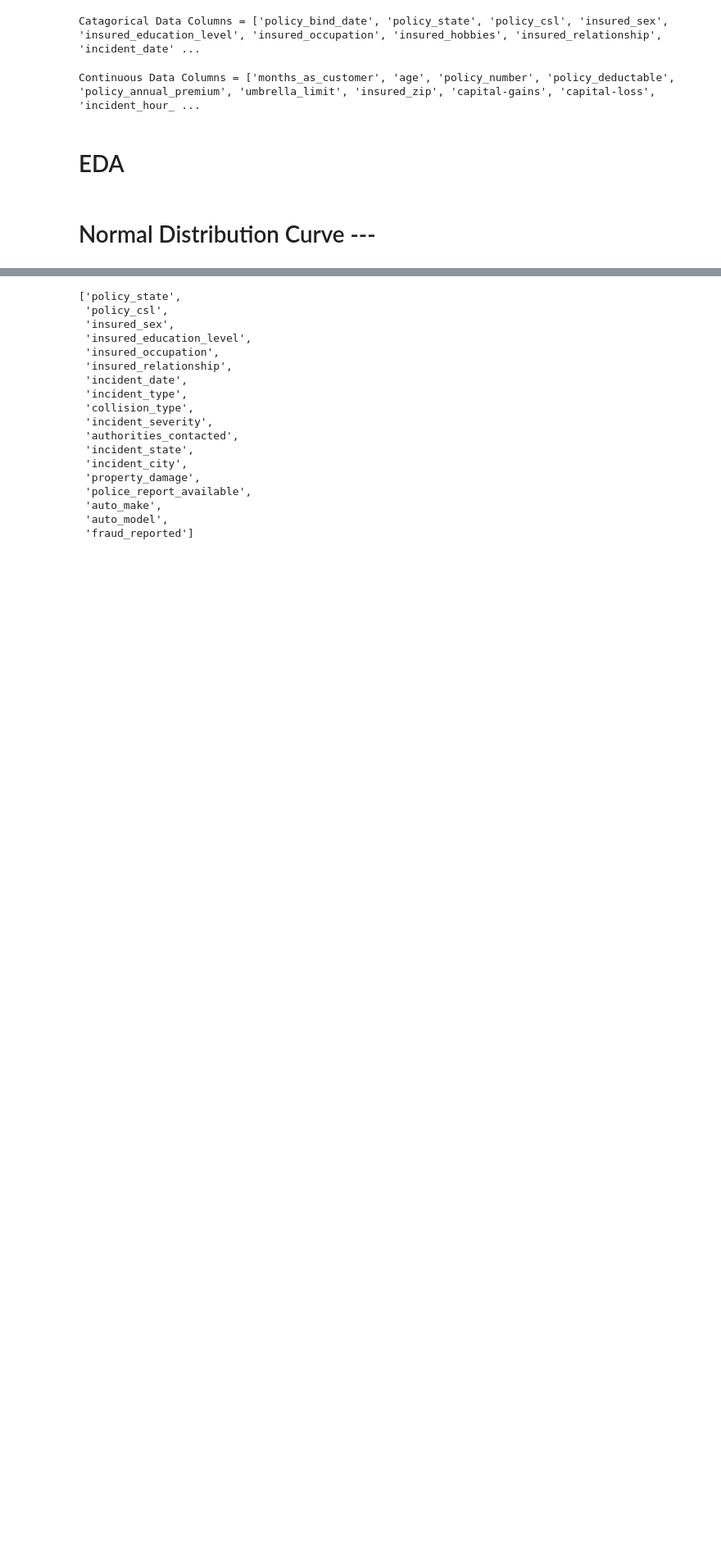
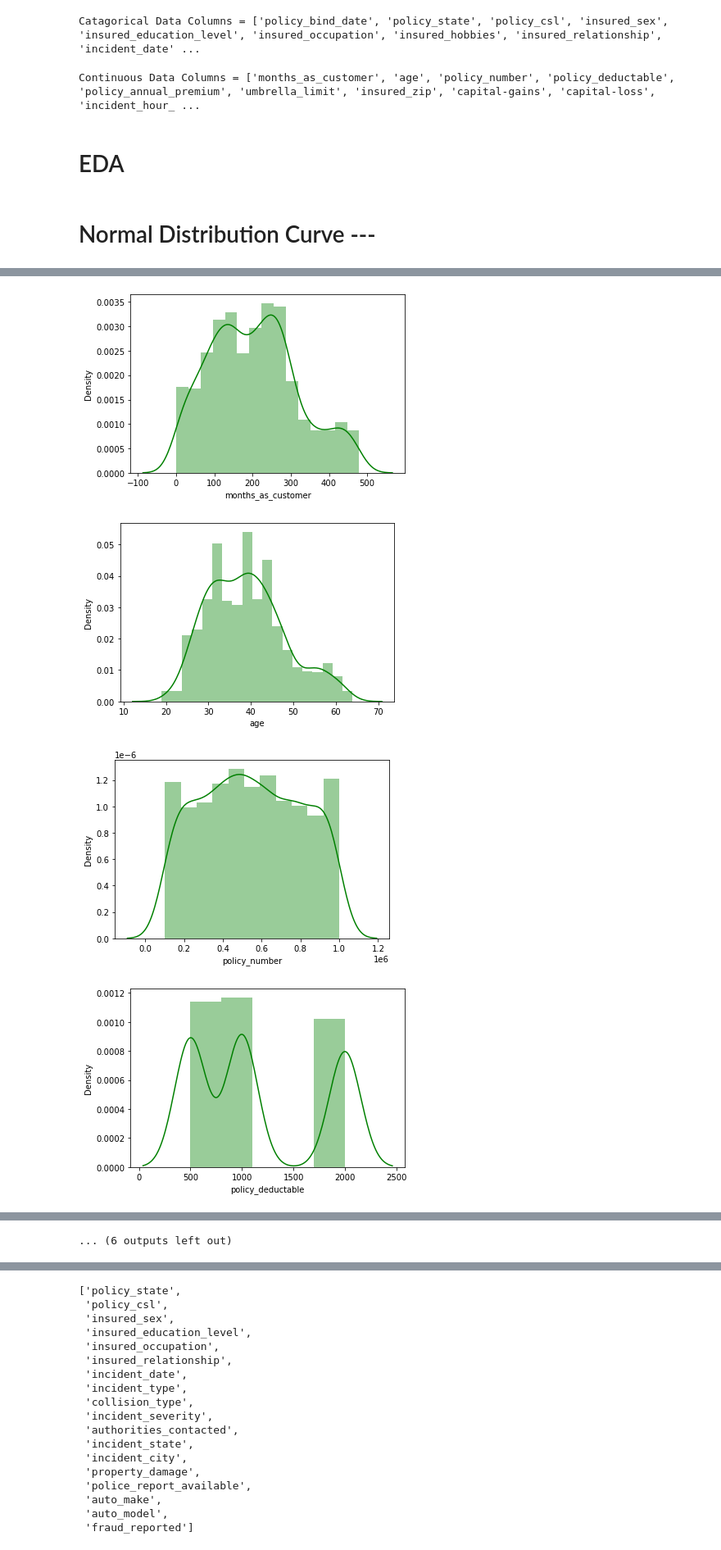
Before and after one commit to SudhanshuKumar19/Projects-, a Jupyter notebook: Evaluation Project 10 - Insurance Claims- Fraud Detection.ipynb, the cells around one changed output, grey strips where cells are left out. Shown: that part at 82% size. Saved outputs shown, nothing was run; the diff lists cells and outputs as text; code cells hidden in the pictures; blank space fills up the shorter version.

```diff
--- a/Evaluation Project 10 - Insurance Claims- Fraud Detection.ipynb
+++ b/Evaluation Project 10 - Insurance Claims- Fraud Detection.ipynb
@@ -213,7 +213,3 @@ Continuous Data Columns = ['months_as_customer', 'age', 'policy_number', 'policy
 # EDA
 # %% [markdown]
 # Normal Distribution Curve ---
-# %%
-for i in con_cols:
-    sns.distplot(df[i])
-    plt.show()
@@ -236,4 +215,0 @@ for i in con_cols:
-# %%
-for i in con_cols:
-    sns.boxplot(df[i])
-    plt.show()
@@ -383,5 +215,0 @@ df
-# %%
-cat_cols=[]
-for i in df:
-    if df[i].dtype=='object':
-        cat_cols.append(i)
@@ -387,0 +253,9 @@ for i in df:
+# %%
+for i in con_cols:
+    sns.distplot(in_proj[i], color='green')
+    plt.show()
+# %% [output]
+[figure, added]
+[figure, added]
+[figure, added]
+[figure, added]
@@ -387,0 +270 @@ for i in df:
+... (6 outputs left out)
```
Also changed, not shown: parts of 155 cells of this notebook.
